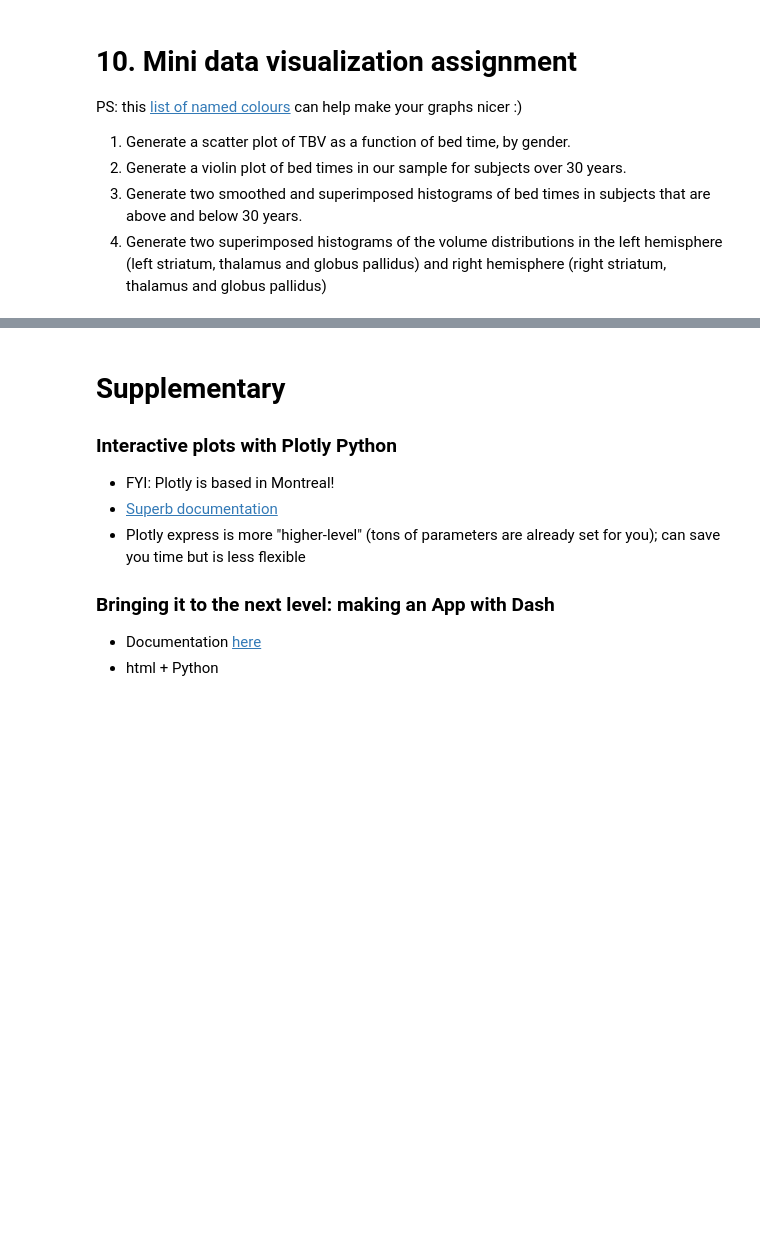
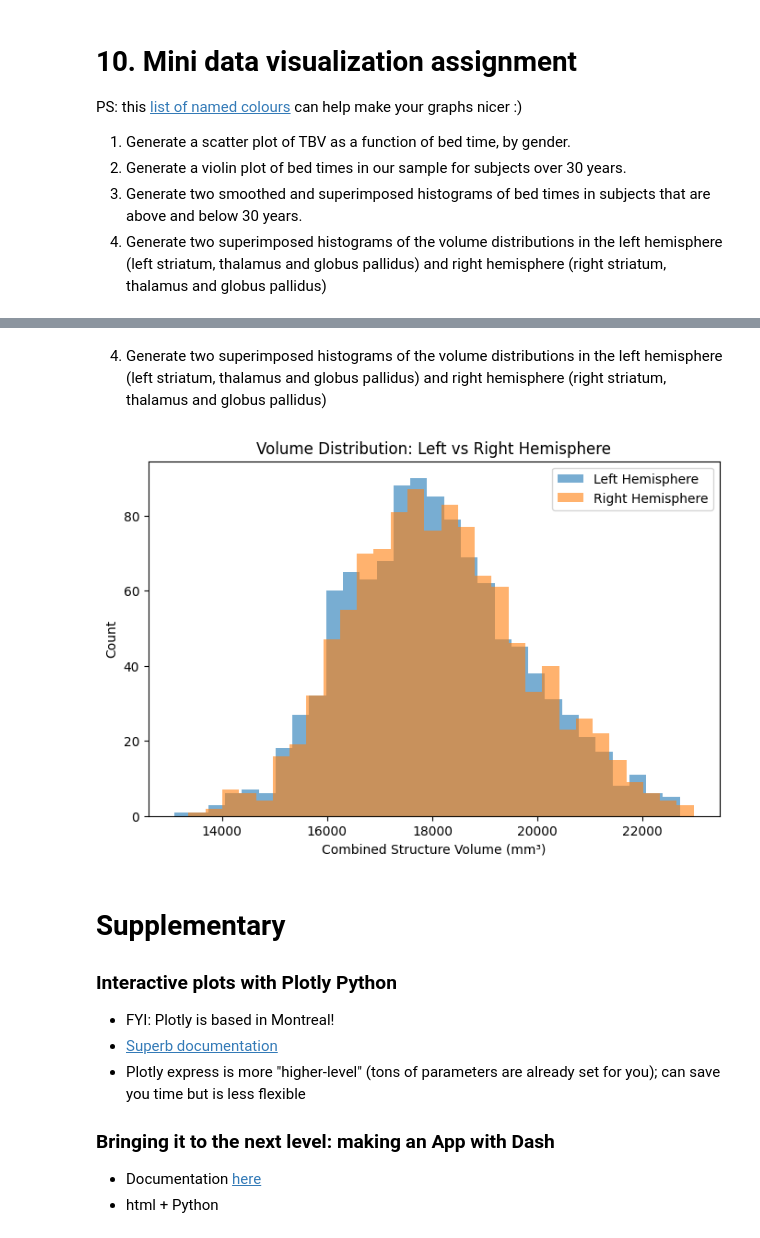
Before and after one commit to nazaninmehregan/AI4Goodlab2025, a Jupyter notebook: CSV_preparation.ipynb, the cells around one changed output, grey strips where cells are left out. Cells and saved outputs as stored; diff of their text form; code cells hidden in the pictures; blank space fills up the shorter version.

```diff
--- a/CSV_preparation.ipynb
+++ b/CSV_preparation.ipynb
@@ -800,3 +983,22 @@ PS: this [list of named colours](https://matplotlib.org/3.5.0/gallery/color/name
+# %% [markdown]
+4. Generate two superimposed histograms of the volume distributions in the left hemisphere (left striatum, thalamus and globus pallidus) and right hemisphere (right striatum, thalamus and globus pallidus)
+# %%
+# Sum volumes for left and right hemisphere structures
+df_final['Left_Hemisphere_Vol'] = df_final['Str_Left'] + df_final['Thal_Left'] + df_final['Gp_Left']
+df_final['Right_Hemisphere_Vol'] = df_final['Str_Right'] + df_final['Thal_Right'] + df_final['Gp_Right']
+
+plt.figure(figsize=(8, 5))
+
+plt.hist(df_final['Left_Hemisphere_Vol'], bins=30, alpha=0.6, label='Left Hemisphere')
+plt.hist(df_final['Right_Hemisphere_Vol'], bins=30, alpha=0.6, label='Right Hemisphere')
+
+plt.xlabel('Combined Structure Volume (mm³)')
+plt.ylabel('Count')
+plt.title('Volume Distribution: Left vs Right Hemisphere')
+plt.legend()
+plt.show()
+# %% [output]
+[figure, added]
 # %% [markdown]
 # Supplementary
 
```
Also changed, not shown: parts of 22 cells of this notebook.
